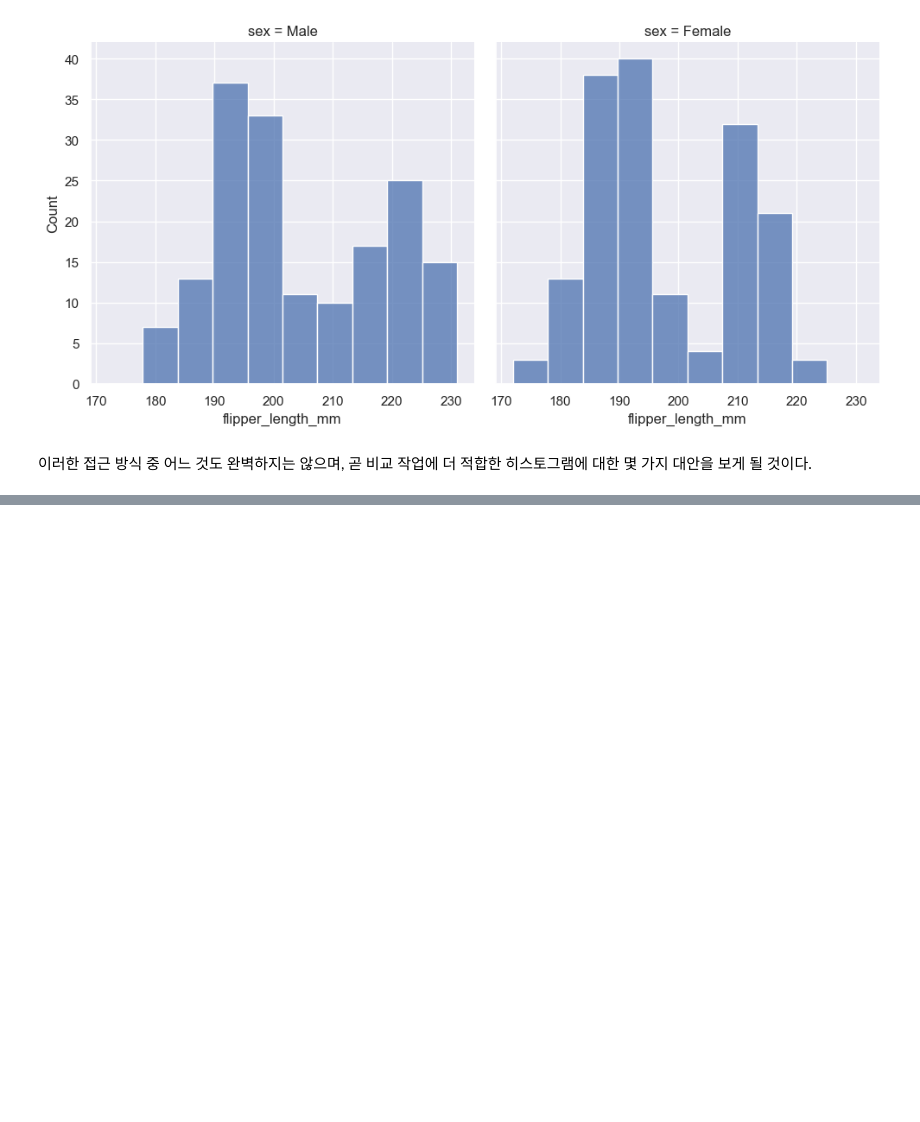
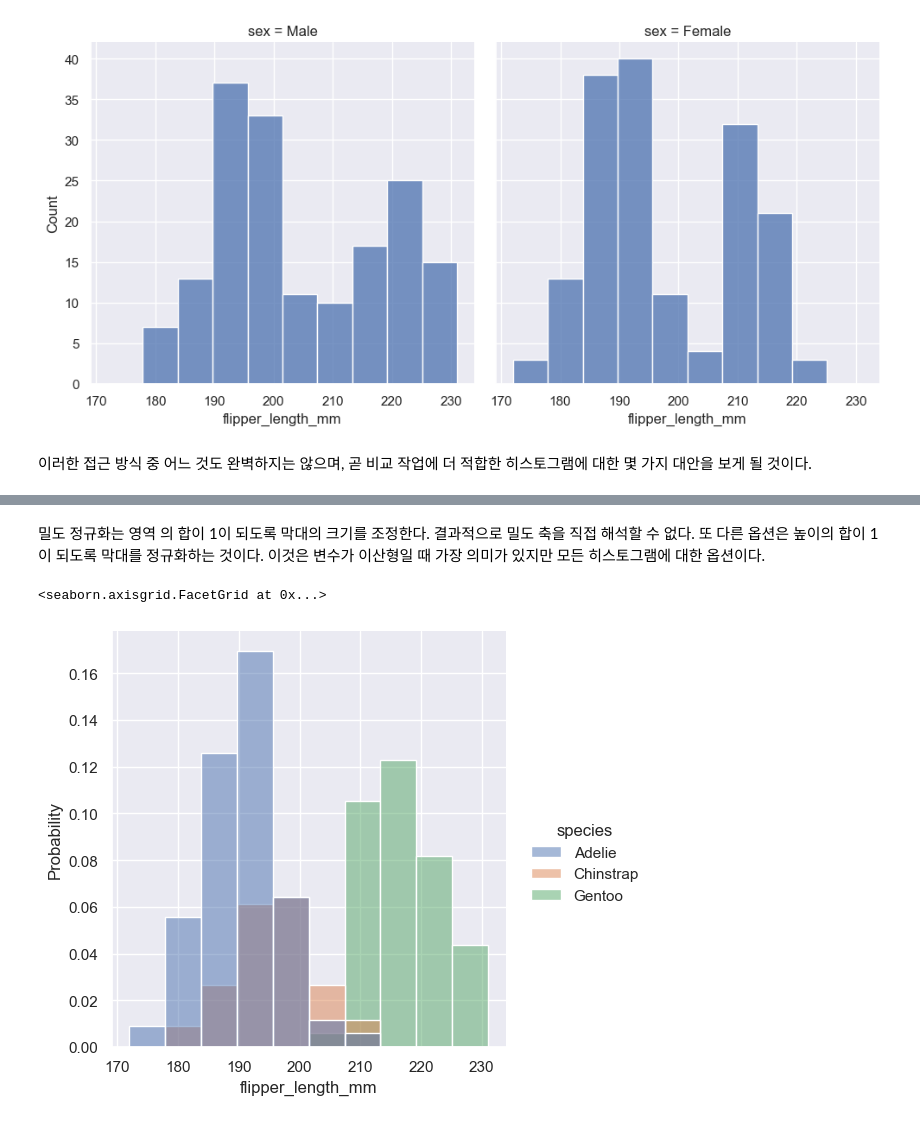
Before and after one commit to channseo/transcribe_tutorials, a Jupyter notebook: seaborn/07 Visualizing distributions of data.ipynb, the cells around one changed output, grey strips where cells are left out. Drawn from its saved outputs; the diff is of its cells as text; code cells hidden in the pictures; blank space fills up the shorter version.

```diff
--- a/seaborn/07 Visualizing distributions of data.ipynb
+++ b/seaborn/07 Visualizing distributions of data.ipynb
@@ -112,0 +129,7 @@ sns.displot(penguins, x="flipper_length_mm", col="sex")
+# %% [markdown]
+밀도 정규화는 영역 의 합이 1이 되도록 막대의 크기를 조정한다. 결과적으로 밀도 축을 직접 해석할 수 없다. 또 다른 옵션은 높이의 합이 1이 되도록 막대를 정규화하는 것이다. 이것은 변수가 이산형일 때 가장 의미가 있지만 모든 히스토그램에 대한 옵션이다.
+# %%
+sns.displot(penguins, x="flipper_length_mm", hue="species", stat="probability")
+# %% [output]
+<seaborn.axisgrid.FacetGrid at 0x...>
+[figure, added]
```
Also changed, not shown: parts of 4 cells of this notebook.
